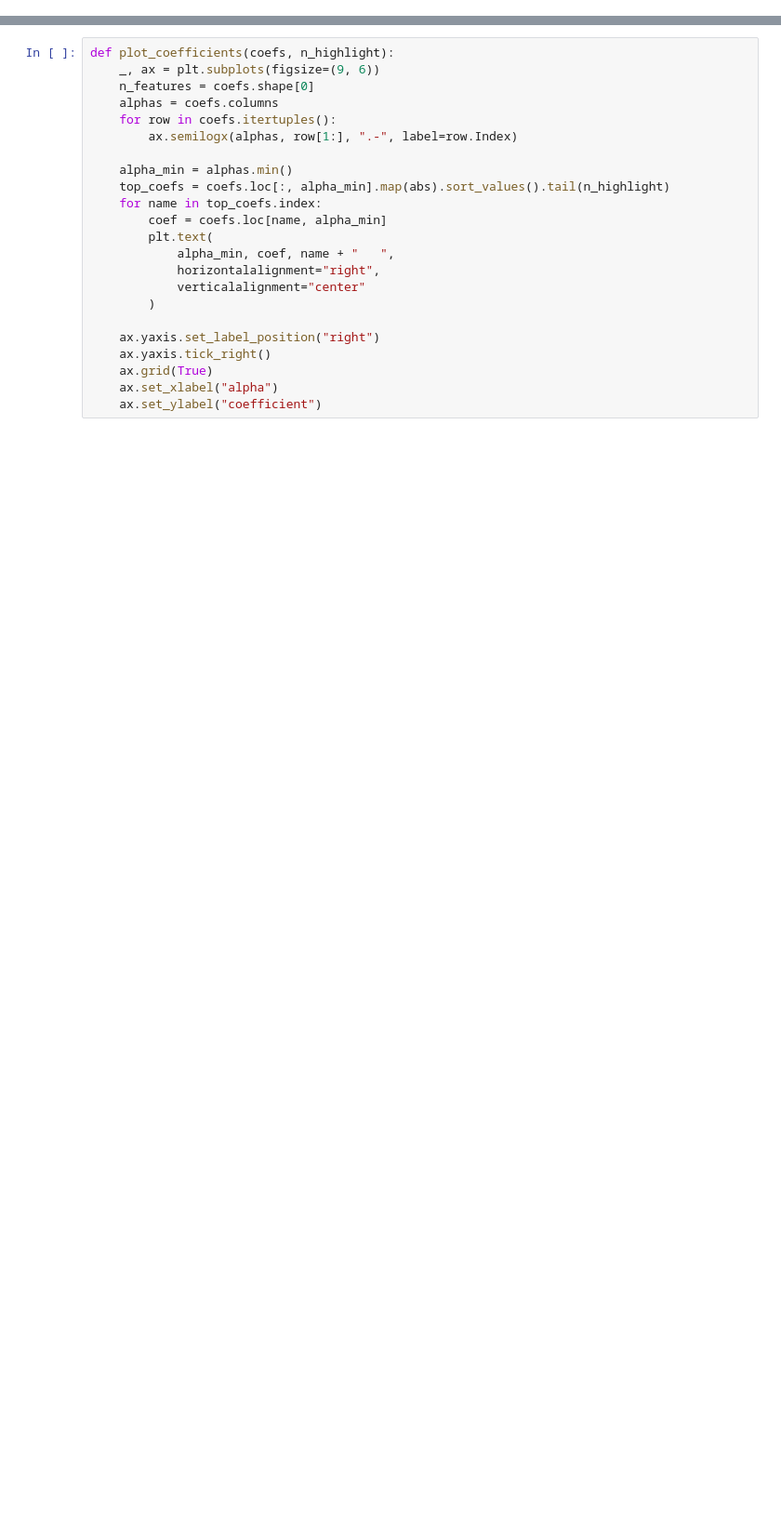
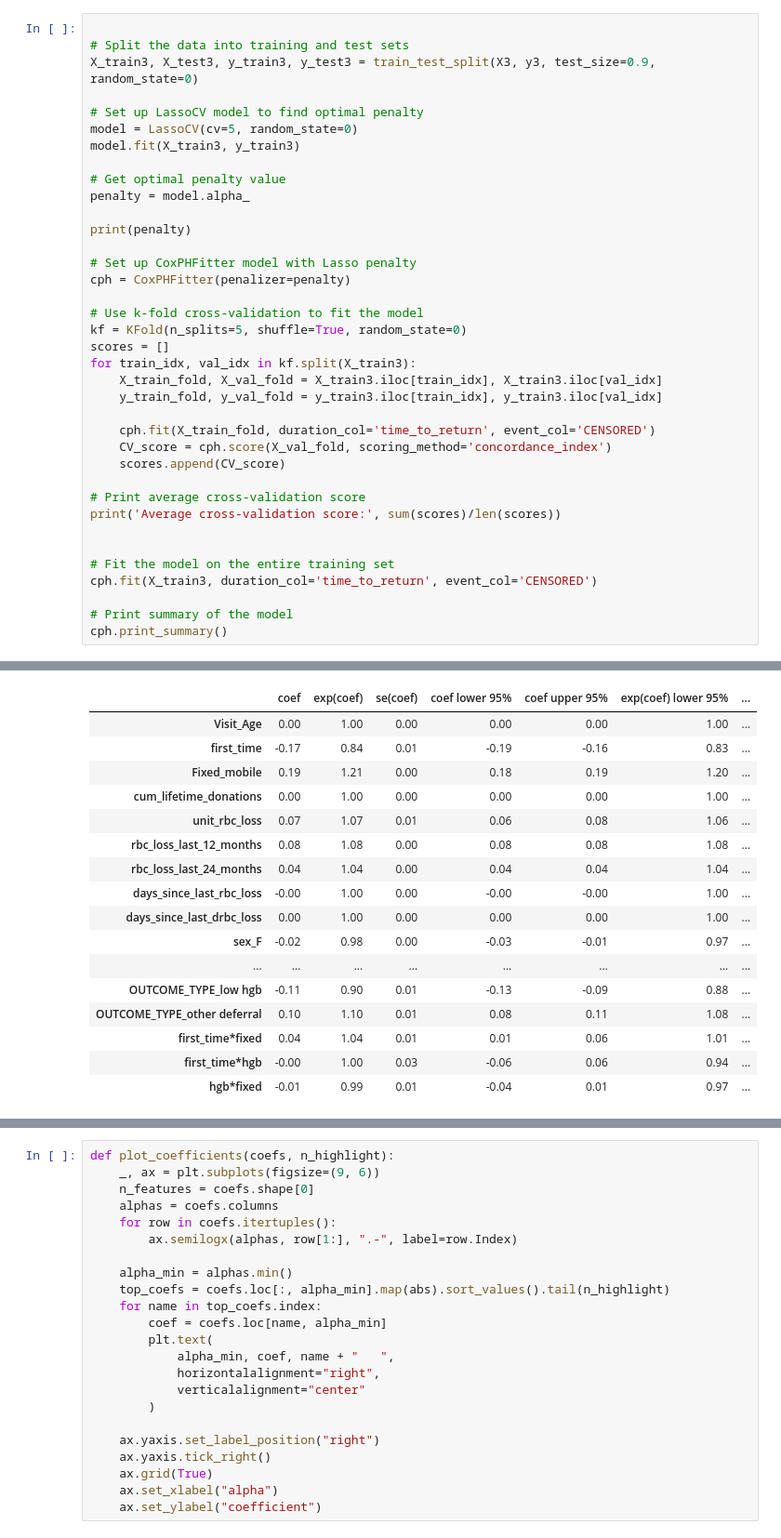
Before and after one commit to altonrus/donor-return-dynamics, a Jupyter notebook: 2_scripts/cph_model.ipynb, the cells around one changed output, grey strips where cells are left out. Shown: that part at 93% size. Saved outputs shown, nothing was run; the diff lists cells and outputs as text; blank space fills up the shorter version.

```diff
--- a/2_scripts/cph_model.ipynb
+++ b/2_scripts/cph_model.ipynb
@@ -55,0 +58,38 @@ X.head()
+# %%
+
+# Split the data into training and test sets
+X_train3, X_test3, y_train3, y_test3 = train_test_split(X3, y3, test_size=0.9, random_state=0)
+
+# Set up LassoCV model to find optimal penalty
+model = LassoCV(cv=5, random_state=0)
+model.fit(X_train3, y_train3)
+
+# Get optimal penalty value
+penalty = model.alpha_
+
+print(penalty)
+
+# Set up CoxPHFitter model with Lasso penalty
+cph = CoxPHFitter(penalizer=penalty)
+
+# Use k-fold cross-validation to fit the model
+kf = KFold(n_splits=5, shuffle=True, random_state=0)
+scores = []
+for train_idx, val_idx in kf.split(X_train3):
+    X_train_fold, X_val_fold = X_train3.iloc[train_idx], X_train3.iloc[val_idx]
+    y_train_fold, y_val_fold = y_train3.iloc[train_idx], y_train3.iloc[val_idx]
+
+    cph.fit(X_train_fold, duration_col='time_to_return', event_col='CENSORED')
+    CV_score = cph.score(X_val_fold, scoring_method='concordance_index')
+    scores.append(CV_score)
+
+# Print average cross-validation score
+print('Average cross-validation score:', sum(scores)/len(scores))
+
+
+# Fit the model on the entire training set
+cph.fit(X_train3, duration_col='time_to_return', event_col='CENSORED')
+
+# Print summary of the model
+cph.print_summary()
+# %% [output]
@@ -55,0 +108,17 @@ X.head()
+|  | coef | exp(coef) | se(coef) | coef lower 95% | coef upper 95% | exp(coef) lower 95% | ... |
+| Visit_Age | 0.00 | 1.00 | 0.00 | 0.00 | 0.00 | 1.00 | ... |
+| first_time | -0.17 | 0.84 | 0.01 | -0.19 | -0.16 | 0.83 | ... |
+| Fixed_mobile | 0.19 | 1.21 | 0.00 | 0.18 | 0.19 | 1.20 | ... |
+| cum_lifetime_donations | 0.00 | 1.00 | 0.00 | 0.00 | 0.00 | 1.00 | ... |
+| unit_rbc_loss | 0.07 | 1.07 | 0.01 | 0.06 | 0.08 | 1.06 | ... |
+| rbc_loss_last_12_months | 0.08 | 1.08 | 0.00 | 0.08 | 0.08 | 1.08 | ... |
+| rbc_loss_last_24_months | 0.04 | 1.04 | 0.00 | 0.04 | 0.04 | 1.04 | ... |
+| days_since_last_rbc_loss | -0.00 | 1.00 | 0.00 | -0.00 | -0.00 | 1.00 | ... |
+| days_since_last_drbc_loss | 0.00 | 1.00 | 0.00 | 0.00 | 0.00 | 1.00 | ... |
+| sex_F | -0.02 | 0.98 | 0.00 | -0.03 | -0.01 | 0.97 | ... |
+| ... | ... | ... | ... | ... | ... | ... | ... |
+| OUTCOME_TYPE_low hgb | -0.11 | 0.90 | 0.01 | -0.13 | -0.09 | 0.88 | ... |
+| OUTCOME_TYPE_other deferral | 0.10 | 1.10 | 0.01 | 0.08 | 0.11 | 1.08 | ... |
+| first_time*fixed | 0.04 | 1.04 | 0.01 | 0.01 | 0.06 | 1.01 | ... |
+| first_time*hgb | -0.00 | 1.00 | 0.03 | -0.06 | 0.06 | 0.94 | ... |
+| hgb*fixed | -0.01 | 0.99 | 0.01 | -0.04 | 0.01 | 0.97 | ... |
```
Also changed, not shown: parts of 11 cells of this notebook.
